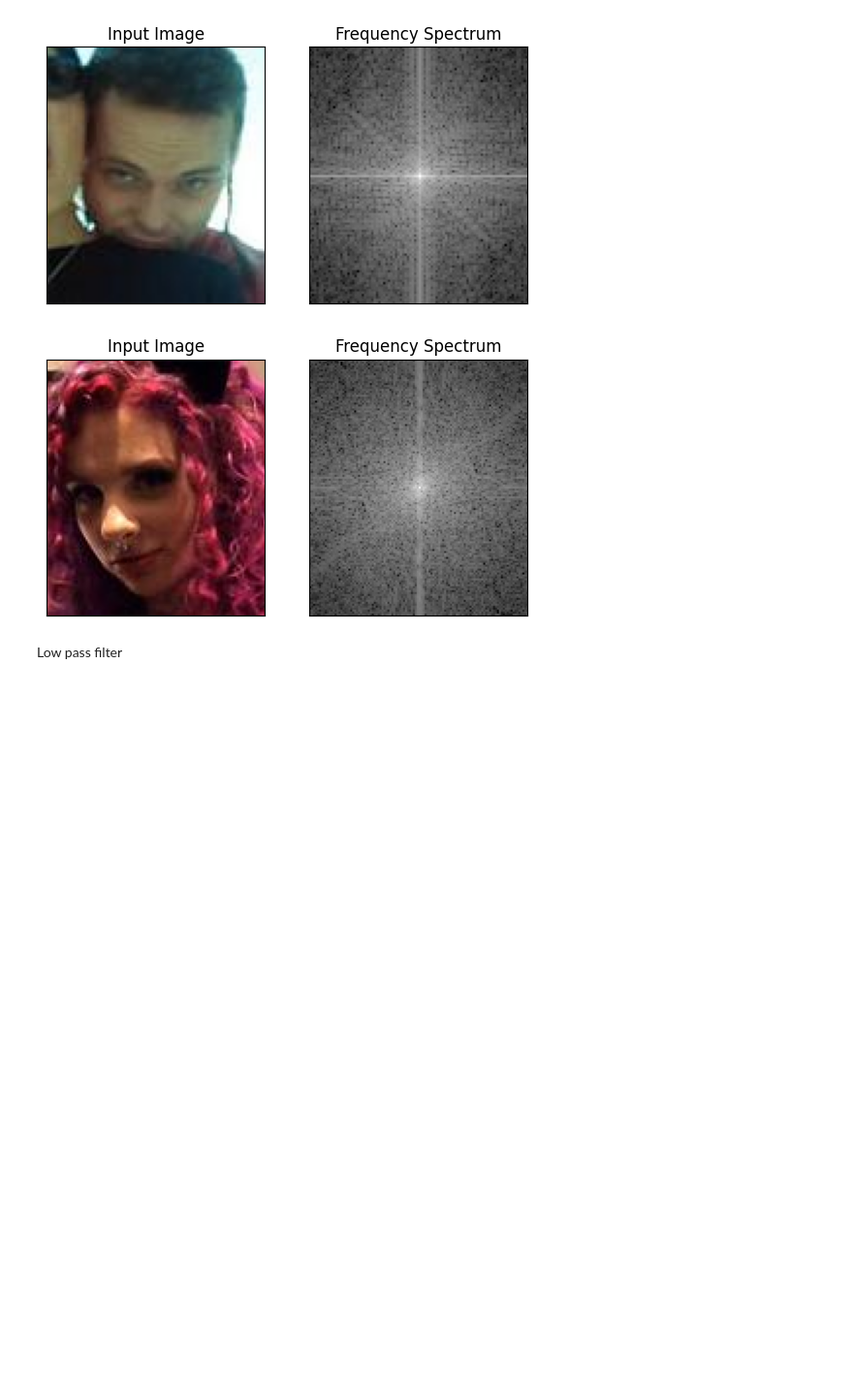
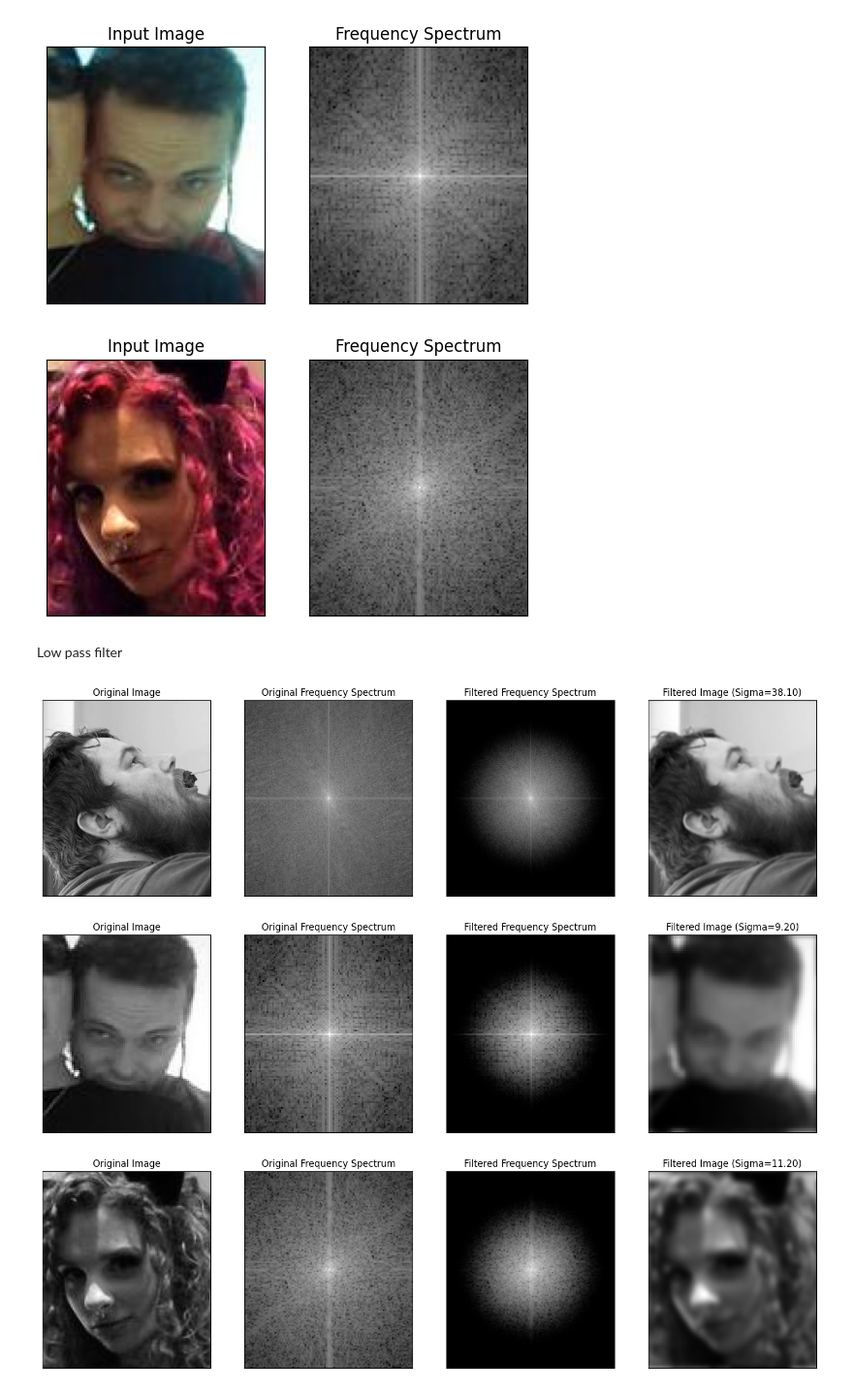
Before and after one commit to MollersThrane/IT3212-assignments, a Jupyter notebook: Assignment 2/main.ipynb, the cells around one changed output. Shown at 97% size. Saved outputs shown, nothing was run; the diff lists cells and outputs as text; code cells hidden in the pictures; blank space fills up the shorter version.

Commit message:
Refactor code and make them use Gaussian mask instead of hard filter

```diff
--- a/Assignment 2/main.ipynb
+++ b/Assignment 2/main.ipynb
@@ -100,17 +100,20 @@ def transform_and_plot_image(path: str):
     grayscale = PIL.ImageOps.grayscale(img)
     # grayscale.show()
     fourier_transformed = np.fft.fft2(grayscale)
-    fourier_transformed = np.fft.fftshift(fourier_transformed)
-    fourier_transformed = 20*np.log(np.abs(fourier_transformed))
-    plt.subplot(121),plt.imshow(img, cmap = 'gray')
+    fourier_transformed_shifted = np.fft.fftshift(fourier_transformed)
+    magnitude_spectrum = 20 * np.log(np.abs(fourier_transformed_shifted))
+
+    plt.subplot(121), plt.imshow(img, cmap='gray')
     plt.title('Input Image'), plt.xticks([]), plt.yticks([])
-    plt.subplot(122),plt.imshow(fourier_transformed, cmap = 'gray')
+    plt.subplot(122), plt.imshow(magnitude_spectrum, cmap='gray')
     plt.title('Frequency Spectrum'), plt.xticks([]), plt.yticks([])
     plt.show()
 
-transform_and_plot_image("./cropped_faces/cropped_face_6_1.jpg")
-transform_and_plot_image("./cropped_faces/cropped_face_9_1.jpg")
-transform_and_plot_image("./cropped_faces/cropped_face_3_1.jpg")
+    return grayscale, fourier_transformed_shifted
+
+grayscale_1, fourier_transformed_1 = transform_and_plot_image("./cropped_faces/cropped_face_6_1.jpg")
+grayscale_2, fourier_transformed_2 = transform_and_plot_image("./cropped_faces/cropped_face_9_1.jpg")
+grayscale_3, fourier_transformed_3 = transform_and_plot_image("./cropped_faces/cropped_face_3_1.jpg")
 # %% [output]
 [figure]
 [figure]
@@ -124,56 +127,64 @@ from PIL import Image
 import PIL.ImageOps
 from matplotlib import pyplot as plt
 
-def apply_low_pass_filter_and_plot(path: str, radius: int):
-    # Load the image and convert to grayscale
-    img = Image.open(path)
-    grayscale = PIL.ImageOps.grayscale(img)
-
+def apply_low_pass_filter_and_plot(grayscale, fourier_transformed, scaling_factor=0.1):
     # Convert grayscale image to numpy array
     img_np = np.array(grayscale)
 
-    # Apply 2D Fourier Transform
-    dft = np.fft.fft2(img_np)
-    dft_shifted = np.fft.fftshift(dft)  # Shift zero frequency component to the center
+    # Use the provided Fourier transformed image
+    dft_shifted = fourier_transformed
 
     # Get image dimensions
     rows, cols = img_np.shape
-    crow, ccol = rows // 2 , cols // 2  # Center of the image
+    crow, ccol = rows // 2, cols // 2  # Center of the image
 
-    # Create a low-pass filter (mask)
-    mask = np.zeros((rows, cols), np.uint8)
-    cv2.circle(mask, (ccol, crow), radius, 1, thickness=-1)  # Draw a filled circle at the center
+    # Calculate sigma for Gaussian based on image size and scaling factor
+    sigma = min(rows, cols) * scaling_factor
 
-    # Apply the mask (low-pass filter)
-    dft_shifted_filtered = dft_shifted * mask
+    # Create a Gaussian low-pass filter (mask)
+    x = np.linspace(-ccol, ccol, cols)
+    y = np.linspace(-crow, crow, rows)
+    x, y = np.meshgrid(x, y)
+
+    # Gaussian function
+    gaussian_mask = np.exp(-(x**2 + y**2) / (2 * sigma**2))
+
+    # Apply the Gaussian mask (low-pass filter)
+    dft_shifted_filtered = dft_shifted * gaussian_mask
 
     # Inverse DFT to get the filtered image
     dft_inverse = np.fft.ifftshift(dft_shifted_filtered)  # Shift back the zero frequency
     img_filtered = np.fft.ifft2(dft_inverse)
     img_filtered = np.abs(img_filtered)
 
     # Plot the results
     plt.figure(figsize=(18, 6))
 
     # Original Image
     plt.subplot(141), plt.imshow(grayscale, cmap='gray')
     plt.title('Original Image'), plt.xticks([]), plt.yticks([])
 
     # Frequency Spectrum (Magnitude) - Original
     magnitude_spectrum = 20 * np.log(np.abs(dft_shifted))
     plt.subplot(142), plt.imshow(magnitude_spectrum, cmap='gray')
     plt.title('Original Frequency Spectrum'), plt.xticks([]), plt.yticks([])
 
     # Frequency Spectrum (Magnitude) - After Low Pass Filter
     filtered_magnitude_spectrum = 20 * np.log(np.abs(dft_shifted_filtered) + 1)  # Add 1 to avoid log(0)
     plt.subplot(143), plt.imshow(filtered_magnitude_spectrum, cmap='gray')
     plt.title('Filtered Frequency Spectrum'), plt.xticks([]), plt.yticks([])
 
     # Filtered Image
     plt.subplot(144), plt.imshow(img_filtered, cmap='gray')
-    plt.title(f'Filtered Image (Radius={radius})'), plt.xticks([]), plt.yticks([])
+    plt.title(f'Filtered Image (Sigma={sigma:.2f})'), plt.xticks([]), plt.yticks([])
 
     plt.show()
 
 # Apply the function to an image
-apply_low_pass_filter_and_plot("./cropped_faces/cropped_face_6_1.jpg", 50)  # You can adjust the radius for filtering strength
+apply_low_pass_filter_and_plot(grayscale_1, fourier_transformed_1, 0.10)
+apply_low_pass_filter_and_plot(grayscale_2, fourier_transformed_2, 0.10)
+apply_low_pass_filter_and_plot(grayscale_3, fourier_transformed_3, 0.10)
+# %% [output]
+[figure, added]
+[figure, added]
+[figure, added]
```
